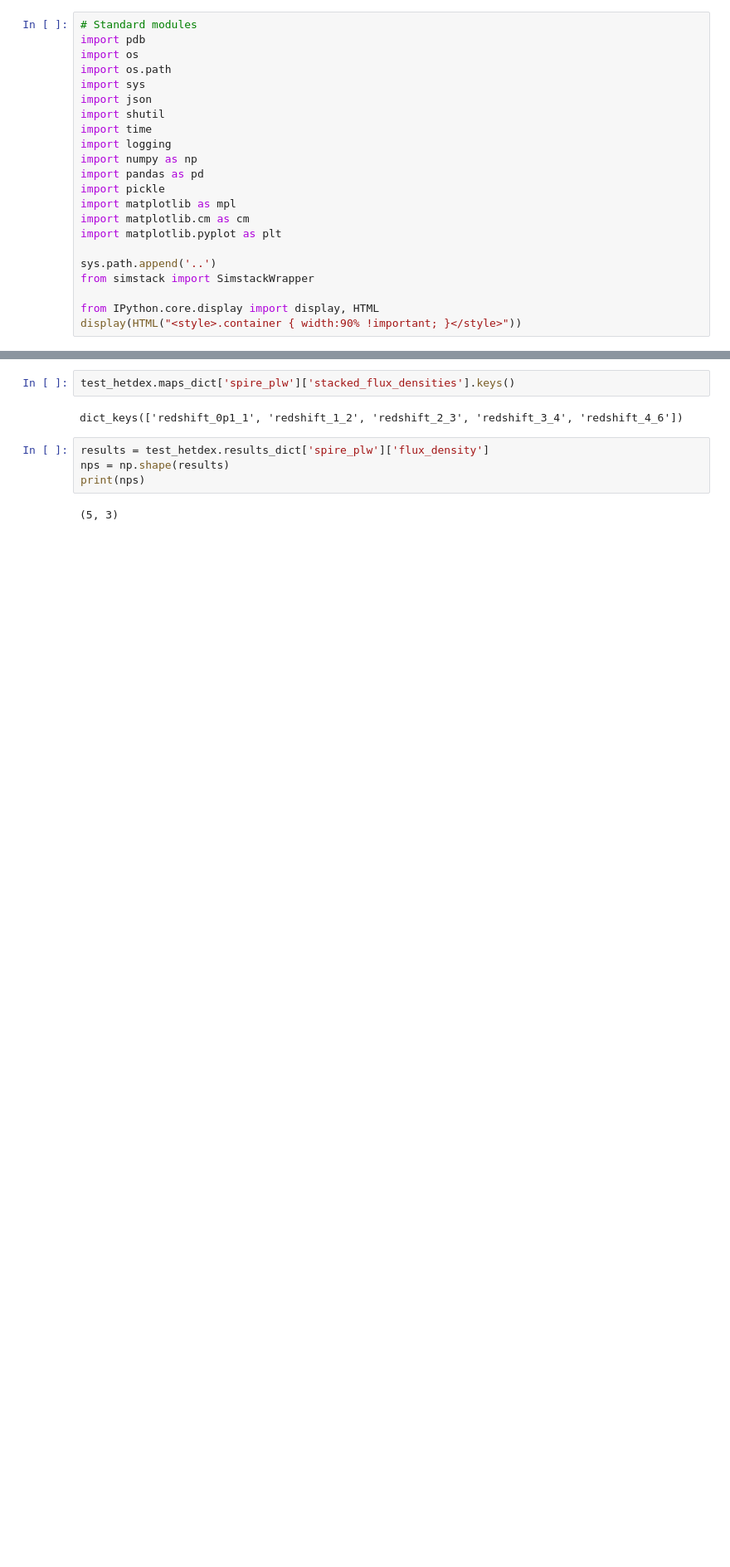
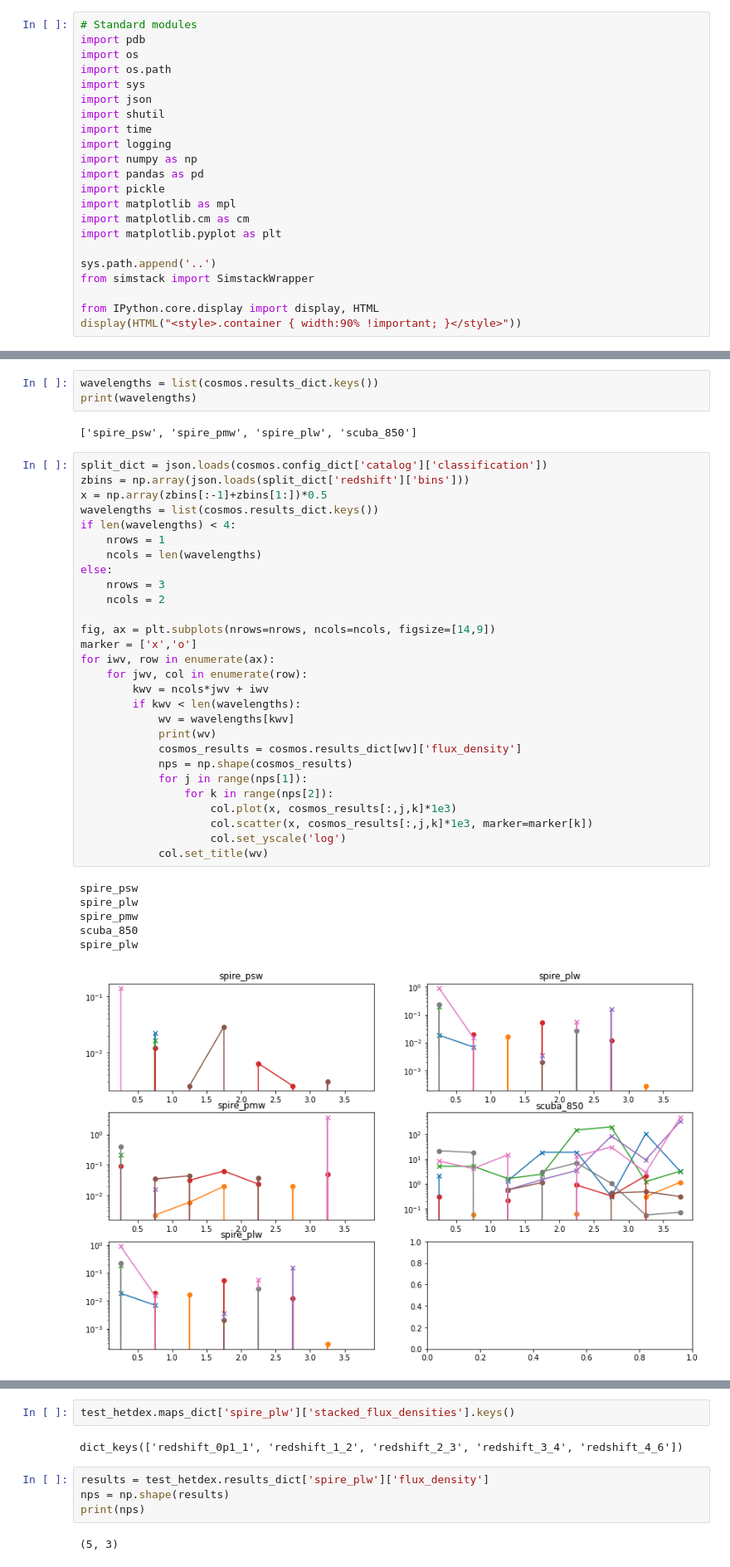
Before and after one commit to marcoviero/simstack2, a Jupyter notebook: example_simstack2.ipynb, the cells around one changed output, grey strips where cells are left out. Shown: that part at 83% size. Drawn from its saved outputs; the diff is of its cells as text; blank space fills up the shorter version.

```diff
--- a/example_simstack2.ipynb
+++ b/example_simstack2.ipynb
@@ -74,0 +45,40 @@ len(wavelengths)
+# %%
+wavelengths = list(cosmos.results_dict.keys())
+print(wavelengths)
+# %% [output]
+['spire_psw', 'spire_pmw', 'spire_plw', 'scuba_850']
+# %%
+split_dict = json.loads(cosmos.config_dict['catalog']['classification'])
+zbins = np.array(json.loads(split_dict['redshift']['bins']))
+x = np.array(zbins[:-1]+zbins[1:])*0.5
+wavelengths = list(cosmos.results_dict.keys())
+if len(wavelengths) < 4:
+    nrows = 1
+    ncols = len(wavelengths)
+else:
+    nrows = 3
+    ncols = 2
+
+fig, ax = plt.subplots(nrows=nrows, ncols=ncols, figsize=[14,9])
+marker = ['x','o']
+for iwv, row in enumerate(ax):
+    for jwv, col in enumerate(row):
+        kwv = ncols*jwv + iwv
+        if kwv < len(wavelengths):
+            wv = wavelengths[kwv]
+            print(wv)
+            cosmos_results = cosmos.results_dict[wv]['flux_density']
+            nps = np.shape(cosmos_results)
+            for j in range(nps[1]):
+                for k in range(nps[2]):
+                    col.plot(x, cosmos_results[:,j,k]*1e3)
+                    col.scatter(x, cosmos_results[:,j,k]*1e3, marker=marker[k])
+                    col.set_yscale('log')
+            col.set_title(wv)
+# %% [output]
+spire_psw
+spire_plw
+spire_pmw
+scuba_850
+spire_plw
+[figure, added]
```
Also changed, not shown: parts of 6 cells of this notebook, 3 other files.
